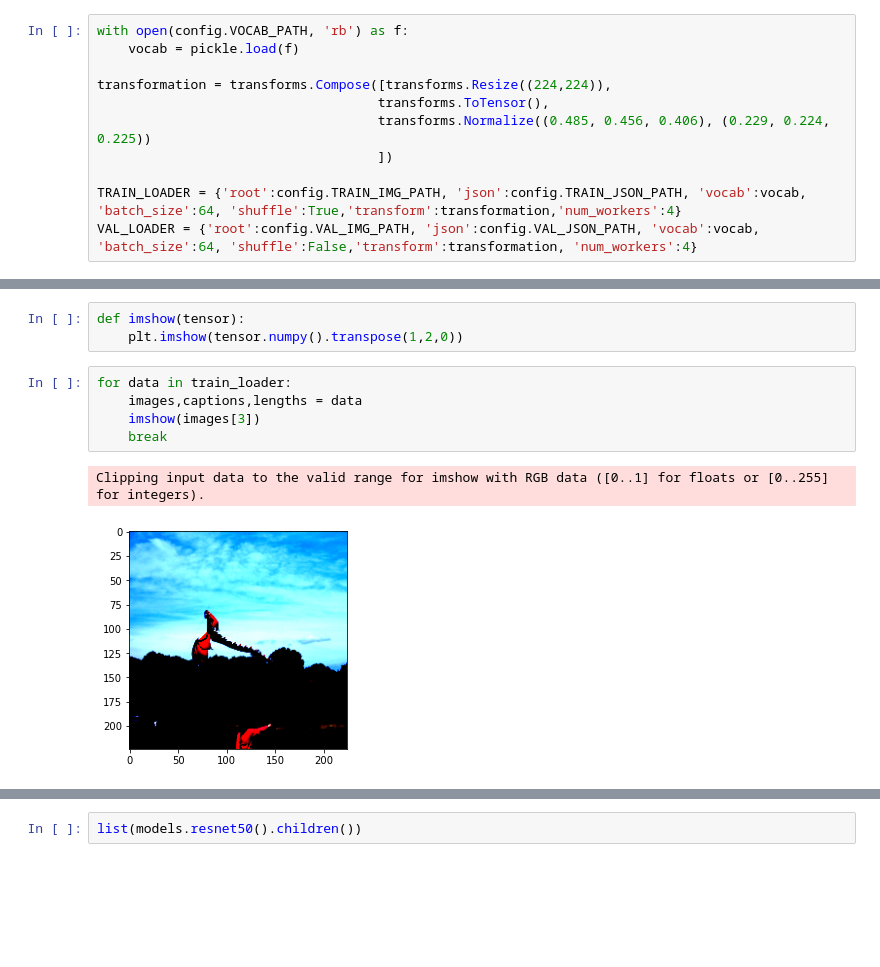
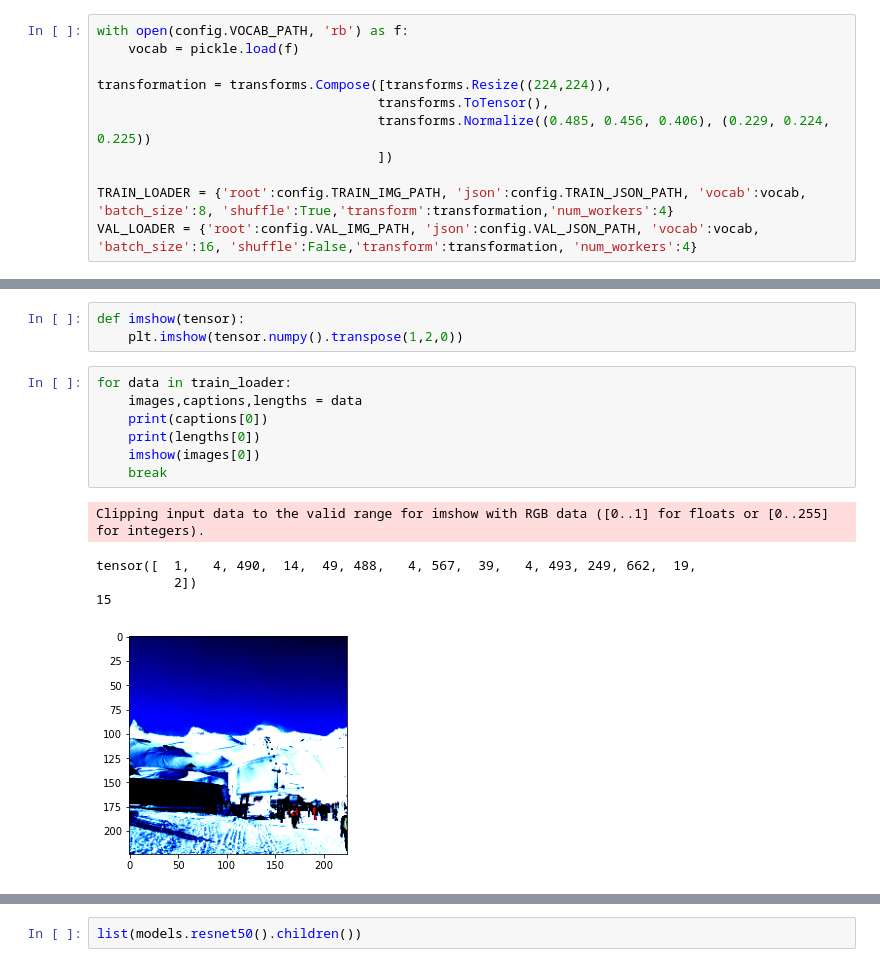
Before and after one commit to garyongguanjie/DeepLearningFinalProject, a Jupyter notebook: Untitled.ipynb, the cells around one changed output, grey strips where cells are left out. Drawn from its saved outputs; the diff is of its cells as text; blank space fills up the shorter version.

```diff
--- a/Untitled.ipynb
+++ b/Untitled.ipynb
@@ -19,8 +19,8 @@ transformation = transforms.Compose([transforms.Resize((224,224)),
                                     transforms.Normalize((0.485, 0.456, 0.406), (0.229, 0.224, 0.225))
                                     ])
 
-TRAIN_LOADER = {'root':config.TRAIN_IMG_PATH, 'json':config.TRAIN_JSON_PATH, 'vocab':vocab, 'batch_size':64, 'shuffle':True,'transform':transformation,'num_workers':4}
-VAL_LOADER = {'root':config.VAL_IMG_PATH, 'json':config.VAL_JSON_PATH, 'vocab':vocab, 'batch_size':64, 'shuffle':False,'transform':transformation, 'num_workers':4}
+TRAIN_LOADER = {'root':config.TRAIN_IMG_PATH, 'json':config.TRAIN_JSON_PATH, 'vocab':vocab, 'batch_size':8, 'shuffle':True,'transform':transformation,'num_workers':4}
+VAL_LOADER = {'root':config.VAL_IMG_PATH, 'json':config.VAL_JSON_PATH, 'vocab':vocab, 'batch_size':16, 'shuffle':False,'transform':transformation, 'num_workers':4}
 # %%
 train_loader = get_loader(**TRAIN_LOADER)
 val_loader = get_loader(**VAL_LOADER)
@@ -46,11 +46,16 @@ def imshow(tensor):
 # %%
 for data in train_loader:
     images,captions,lengths = data
-    imshow(images[3])
+    print(captions[0])
+    print(lengths[0])
+    imshow(images[0])
     break
 # %% [output]
 Clipping input data to the valid range for imshow with RGB data ([0..1] for floats or [0..255] for integers).
+tensor([  1,   4, 490,  14,  49, 488,   4, 567,  39,   4, 493, 249, 662,  19,
+          2])
+15
-[figure, old version]
+[figure, new version]
 # %%
 device = torch.device("cuda" if torch.cuda.is_available() else "cpu")
 from torch import nn,optim
```
Also changed, not shown: parts of 7 cells of this notebook, 1 other file.
